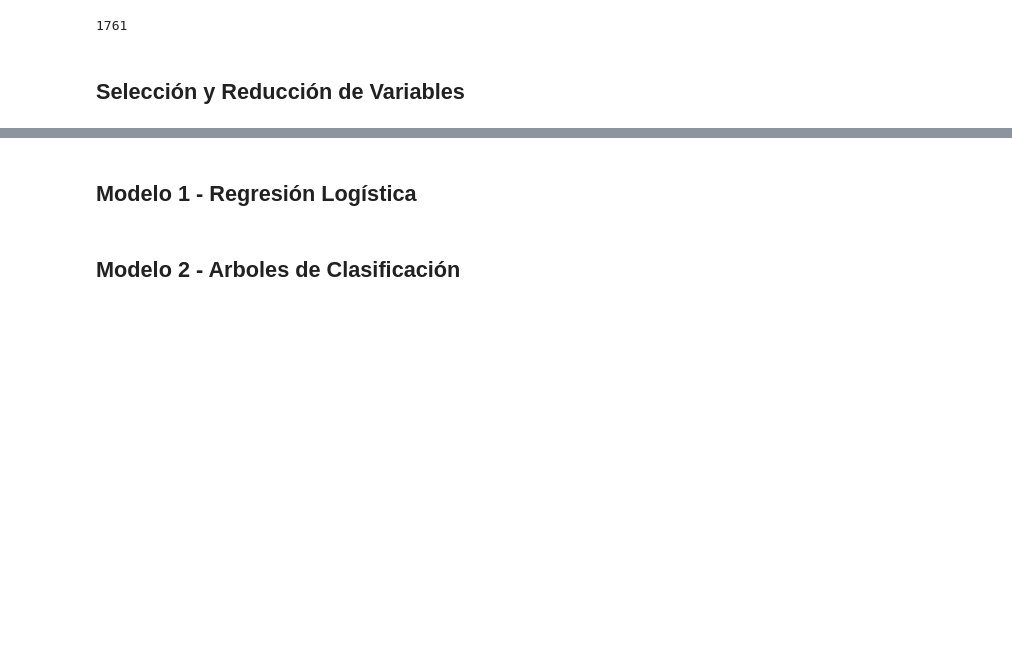
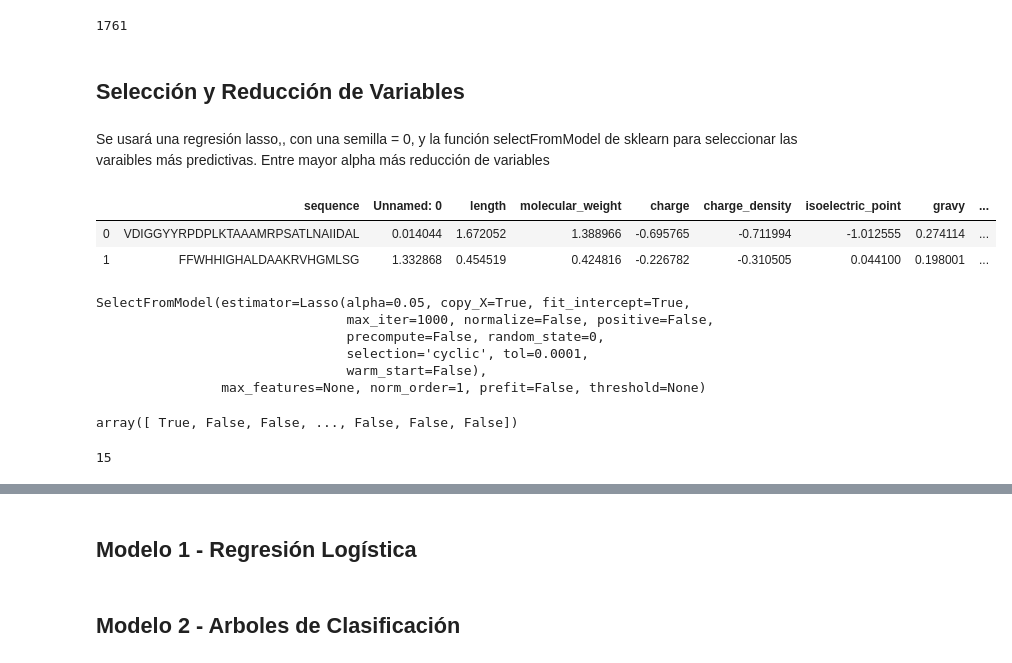
Before and after one commit to efvillar/Clasificacion_Peptidos_UNAL, a Jupyter notebook: Peptidos_EFVO.ipynb, the cells around one changed output, grey strips where cells are left out. Cells and saved outputs as stored; diff of their text form; code cells hidden in the pictures; blank space fills up the shorter version.

```diff
--- a/Peptidos_EFVO.ipynb
+++ b/Peptidos_EFVO.ipynb
@@ -129,4 +138,18 @@ X_test = pd.concat([X_test[['sequence']].reset_index(drop=True),
 # %% [markdown]
 ## Selección y Reducción de Variables
+# %%
+#se cargan los datos estandarizados
+X_train = pd.read_pickle('./Datos/xtrain.pkl')
+X_test = pd.read_pickle('./Datos/xtest.pkl')
+y_train = pd.read_pickle('./Datos/ytrain.pkl')
+y_test = pd.read_pickle('./Datos/ytest.pkl')
+# %% [markdown]
+Se usará una regresión lasso,, con una semilla = 0, y la función selectFromModel de sklearn para seleccionar las varaibles más predictivas.  Entre mayor alpha más reducción de variables
 # %%
 #lr = LogisticRegression(solver='liblinear')
+# %%
+X_train.head(2)
+# %% [output]
+|  | sequence | Unnamed: 0 | length | molecular_weight | charge | charge_density | isoelectric_point | gravy | ... |
+| 0 | VDIGGYYRPDPLKTAAAMRPSATLNAIIDAL | 0.014044 | 1.672052 | 1.388966 | -0.695765 | -0.711994 | -1.012555 | 0.274114 | ... |
+| 1 | FFWHHIGHALDAAKRVHGMLSG | 1.332868 | 0.454519 | 0.424816 | -0.226782 | -0.310505 | 0.044100 | 0.198001 | ... |
@@ -132,0 +158,18 @@ X_test = pd.concat([X_test[['sequence']].reset_index(drop=True),
+# %%
+sel_ = SelectFromModel(Lasso(alpha=0.05, random_state=0)) # remember to set the seed, the random state in this function
+sel_.fit(X_train, y_train)
+# %% [output]
+SelectFromModel(estimator=Lasso(alpha=0.05, copy_X=True, fit_intercept=True,
+                                max_iter=1000, normalize=False, positive=False,
+                                precompute=False, random_state=0,
+                                selection='cyclic', tol=0.0001,
+                                warm_start=False),
+                max_features=None, norm_order=1, prefit=False, threshold=None)
+# %%
+sel_.get_support()  #para visualizar las varaibles seleccionas
+# %% [output]
+array([ True, False, False, ..., False, False, False])
+# %%
+sum(sel_.get_support())  #se seleccionaron 15 variables significativas según el modelo RL Lasso
+# %% [output]
+15
```
Also changed, not shown: parts of 6 cells of this notebook.
